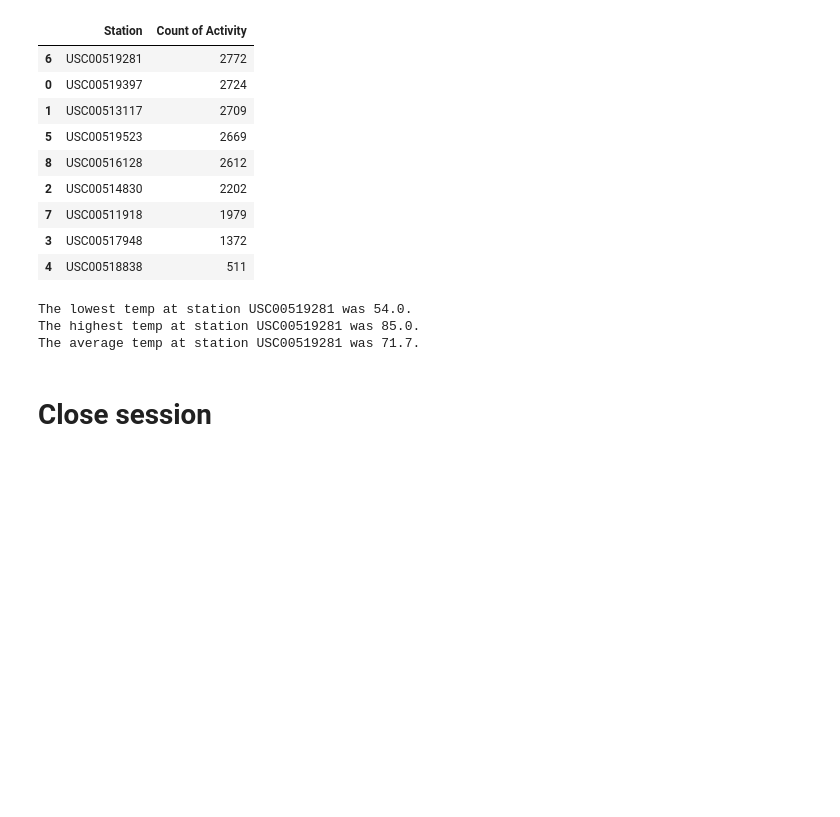
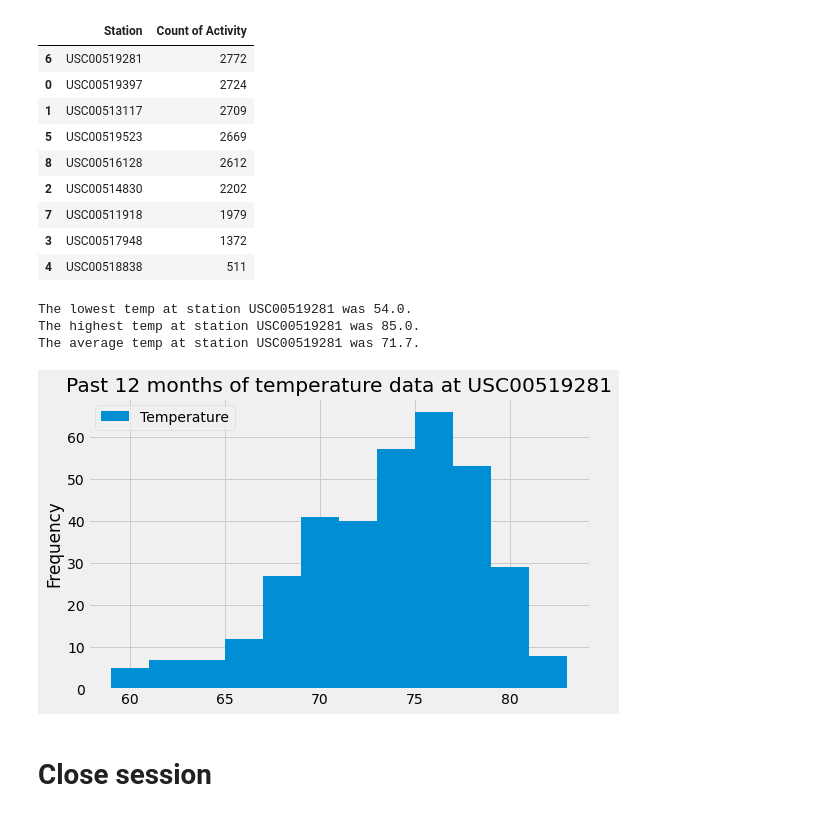
Before and after one commit to colebarnes7/sqlalchemy-challenge, a Jupyter notebook: main/climate_analysis.ipynb, the cells around one changed output. Saved outputs shown, nothing was run; the diff lists cells and outputs as text; code cells hidden in the pictures; blank space fills up the shorter version.

```diff
--- a/main/climate_analysis.ipynb
+++ b/main/climate_analysis.ipynb
@@ -152,6 +153,13 @@ The average temp at station USC00519281 was 71.7.
 # %%
 # Using the most active station id
 # Query the last 12 months of temperature observation data for this station and plot the results as a histogram
+temp_data = session.query(Measurement.tobs).filter(Measurement.station == 'USC00519281',\
+    func.strftime(Measurement.date)>=dt.date(2016, 8, 23)).all()
+df = pd.DataFrame(temp_data, columns=['Temperature'])
+temperature_plot = df.plot(kind="hist", figsize=(8,5), xlabel='Temperature', ylabel="Frequency", bins=12,
+                          title="Past 12 months of temperature data at USC00519281")
+# %% [output]
+[figure, added]
 # %% [markdown]
 # Close session
 # %%
```
Also changed, not shown: parts of 1 cell of this notebook.
